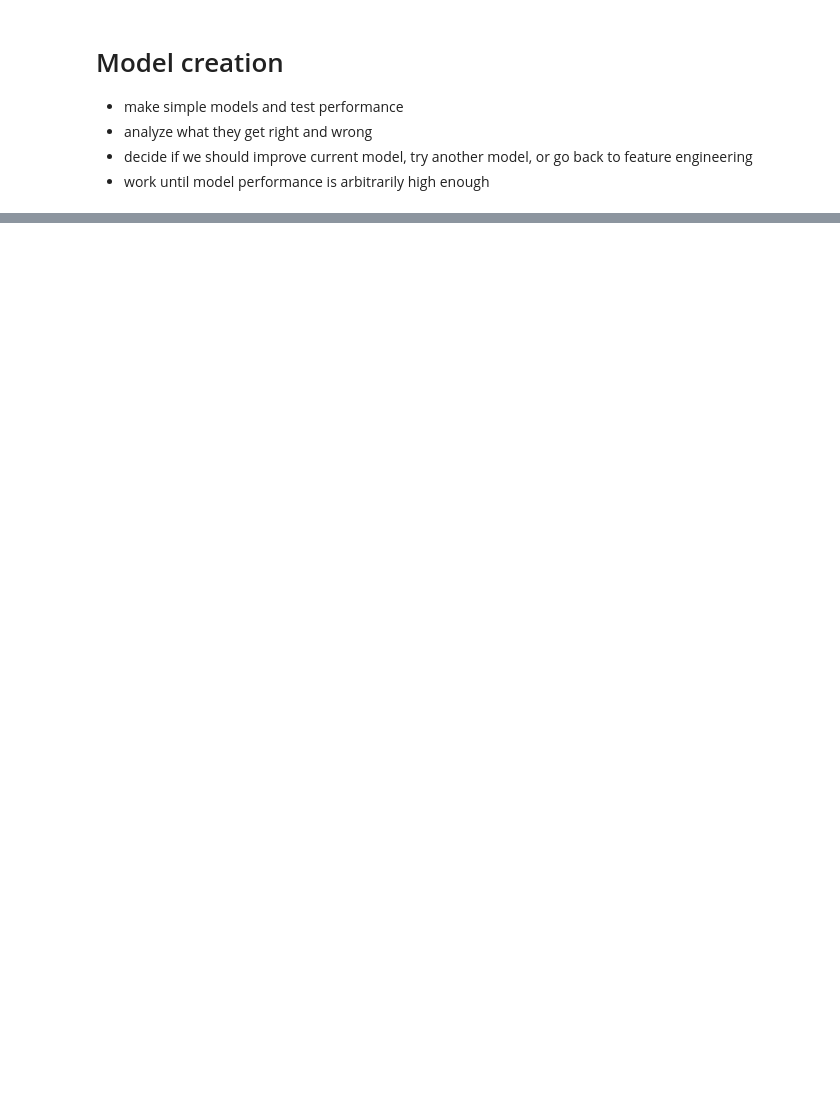
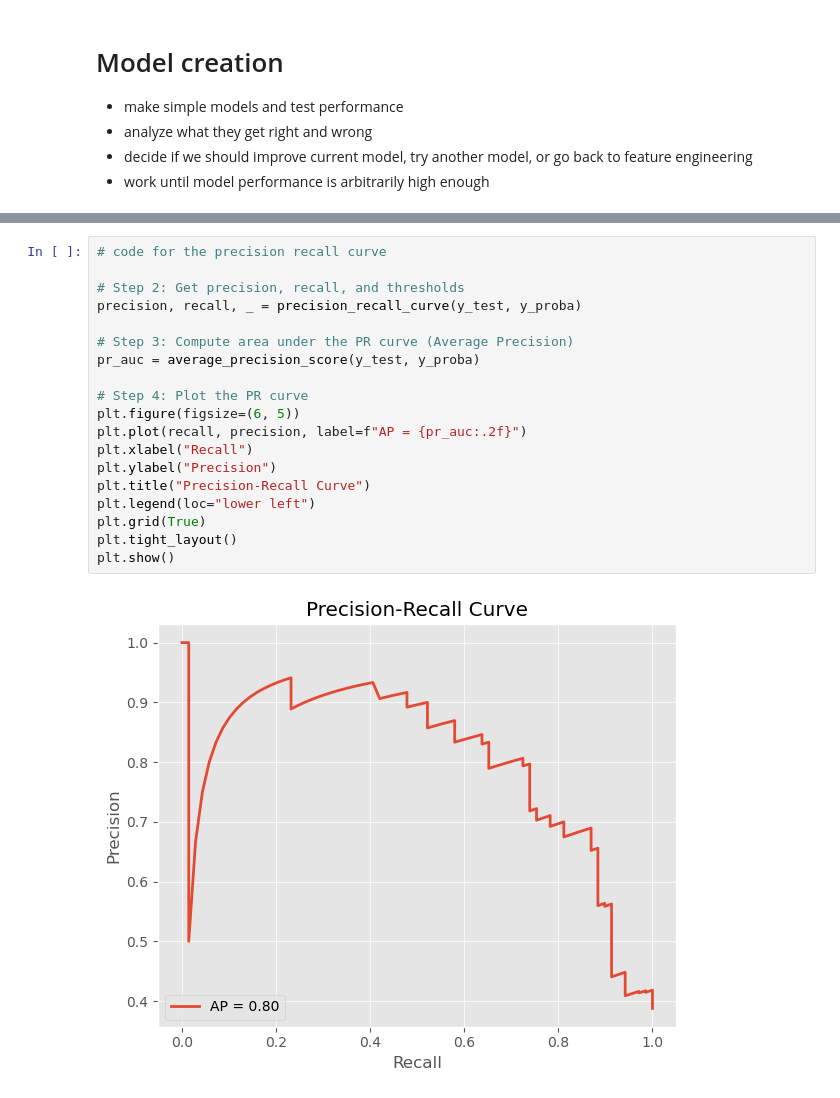
Before and after one commit to xblam/titanic, a Jupyter notebook: notebooks/titanic.ipynb, the cells around one changed output, grey strips where cells are left out. Drawn from its saved outputs; the diff is of its cells as text; blank space fills up the shorter version.

```diff
--- a/notebooks/titanic.ipynb
+++ b/notebooks/titanic.ipynb
@@ -447,0 +491,21 @@ plt.show()
+# %%
+# code for the precision recall curve
+
+# Step 2: Get precision, recall, and thresholds
+precision, recall, _ = precision_recall_curve(y_test, y_proba)
+
+# Step 3: Compute area under the PR curve (Average Precision)
+pr_auc = average_precision_score(y_test, y_proba)
+
+# Step 4: Plot the PR curve
+plt.figure(figsize=(6, 5))
+plt.plot(recall, precision, label=f"AP = {pr_auc:.2f}")
+plt.xlabel("Recall")
+plt.ylabel("Precision")
+plt.title("Precision-Recall Curve")
+plt.legend(loc="lower left")
+plt.grid(True)
+plt.tight_layout()
+plt.show()
+# %% [output]
+[figure, added]
```
Also changed, not shown: parts of 10 cells of this notebook, 1 other file.
